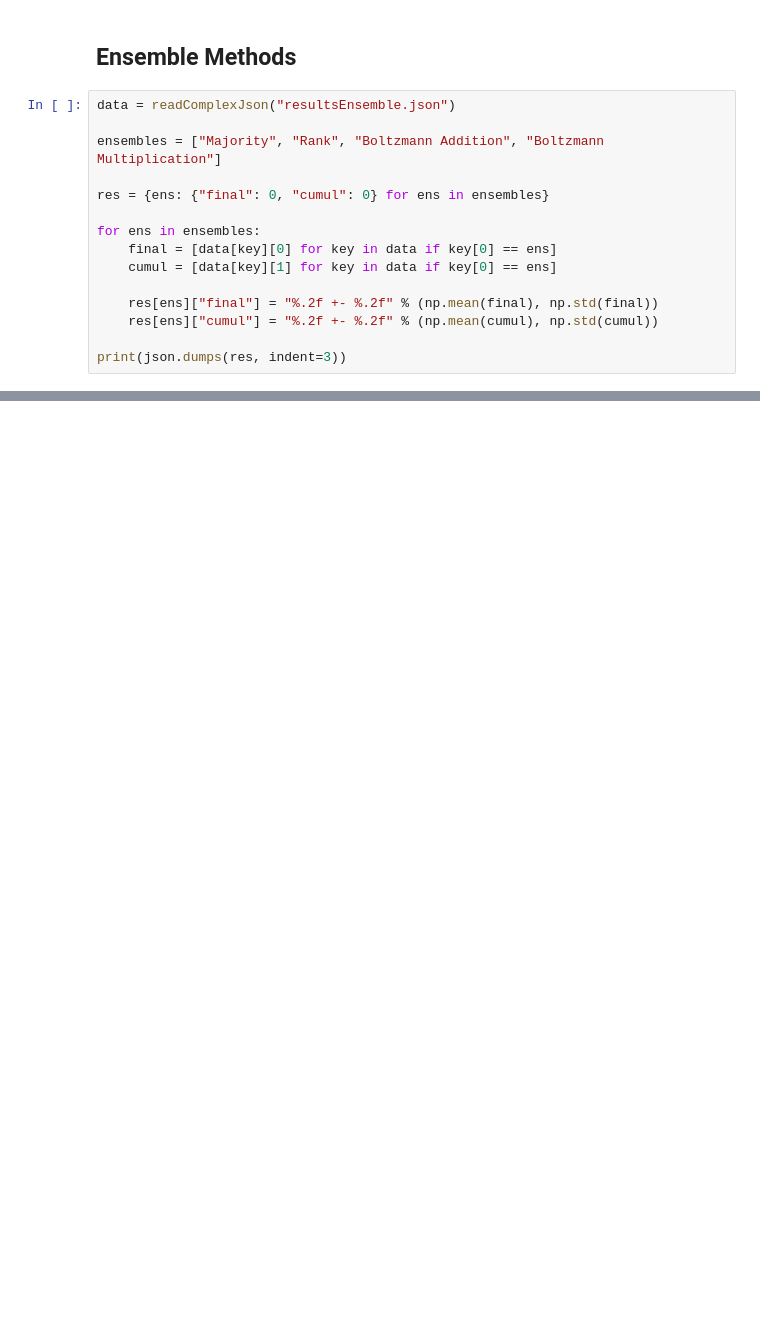
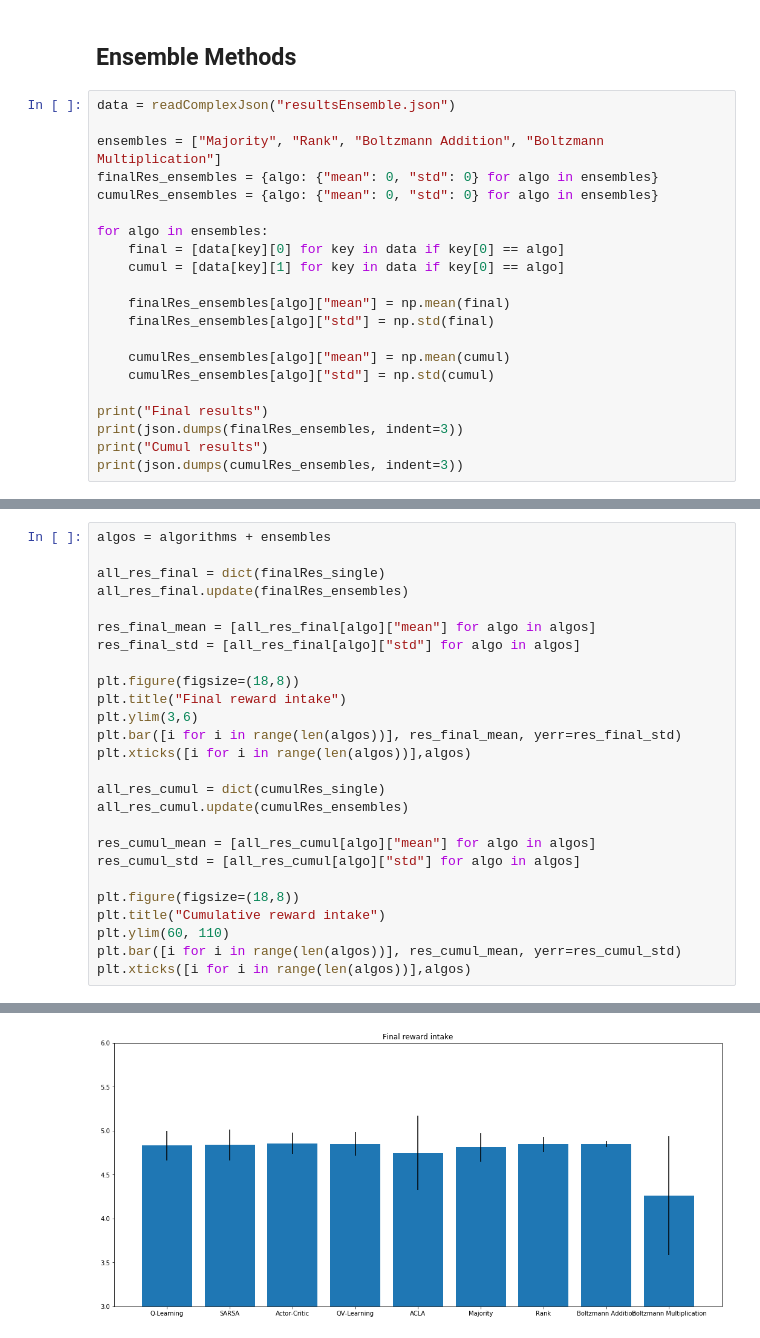
Before and after one commit to BenjaminEngelman/Game-Theory-Final-Project, a Jupyter notebook: Plots.ipynb, the cells around one changed output, grey strips where cells are left out. Drawn from its saved outputs; the diff is of its cells as text; blank space fills up the shorter version.

Commit message:
update notebook with plots for exp 1

```diff
--- a/Plots.ipynb
+++ b/Plots.ipynb
@@ -90,15 +96,21 @@ print(json.dumps(res, indent=3))
 data = readComplexJson("resultsEnsemble.json")
 
 ensembles = ["Majority", "Rank", "Boltzmann Addition", "Boltzmann Multiplication"]
+finalRes_ensembles = {algo: {"mean": 0, "std": 0} for algo in ensembles}
+cumulRes_ensembles = {algo: {"mean": 0, "std": 0} for algo in ensembles}
 
-res = {ens: {"final": 0, "cumul": 0} for ens in ensembles}
+for algo in ensembles:
+    final = [data[key][0] for key in data if key[0] == algo]
+    cumul = [data[key][1] for key in data if key[0] == algo]
 
-for ens in ensembles:
-    final = [data[key][0] for key in data if key[0] == ens]
-    cumul = [data[key][1] for key in data if key[0] == ens]
+    finalRes_ensembles[algo]["mean"] = np.mean(final)
+    finalRes_ensembles[algo]["std"] = np.std(final)
 
-    res[ens]["final"] = "%.2f +- %.2f" % (np.mean(final), np.std(final))
-    res[ens]["cumul"] = "%.2f +- %.2f" % (np.mean(cumul), np.std(cumul))
+    cumulRes_ensembles[algo]["mean"] = np.mean(cumul)
+    cumulRes_ensembles[algo]["std"] = np.std(cumul)
 
-print(json.dumps(res, indent=3))
+print("Final results")
+print(json.dumps(finalRes_ensembles, indent=3))
+print("Cumul results")
+print(json.dumps(cumulRes_ensembles, indent=3))
 # %% [output]
@@ -121,2 +132,29 @@ print(json.dumps(res, indent=3))
    }
 }
+# %%
+algos = algorithms + ensembles
+
+all_res_final = dict(finalRes_single)
+all_res_final.update(finalRes_ensembles)
+
+res_final_mean = [all_res_final[algo]["mean"] for algo in algos]
+res_final_std = [all_res_final[algo]["std"] for algo in algos]
+
+plt.figure(figsize=(18,8))
+plt.title("Final reward intake")
+plt.ylim(3,6)
+plt.bar([i for i in range(len(algos))], res_final_mean, yerr=res_final_std)
+plt.xticks([i for i in range(len(algos))],algos)
+
+all_res_cumul = dict(cumulRes_single)
+all_res_cumul.update(cumulRes_ensembles)
+
+res_cumul_mean = [all_res_cumul[algo]["mean"] for algo in algos]
+res_cumul_std = [all_res_cumul[algo]["std"] for algo in algos]
+
+plt.figure(figsize=(18,8))
+plt.title("Cumulative reward intake")
+plt.ylim(60, 110)
+plt.bar([i for i in range(len(algos))], res_cumul_mean, yerr=res_cumul_std)
+plt.xticks([i for i in range(len(algos))],algos)
+# %% [output]
@@ -122,0 +171 @@ print(json.dumps(res, indent=3))
+[figure, added]
```
Also changed, not shown: parts of 4 cells of this notebook.
